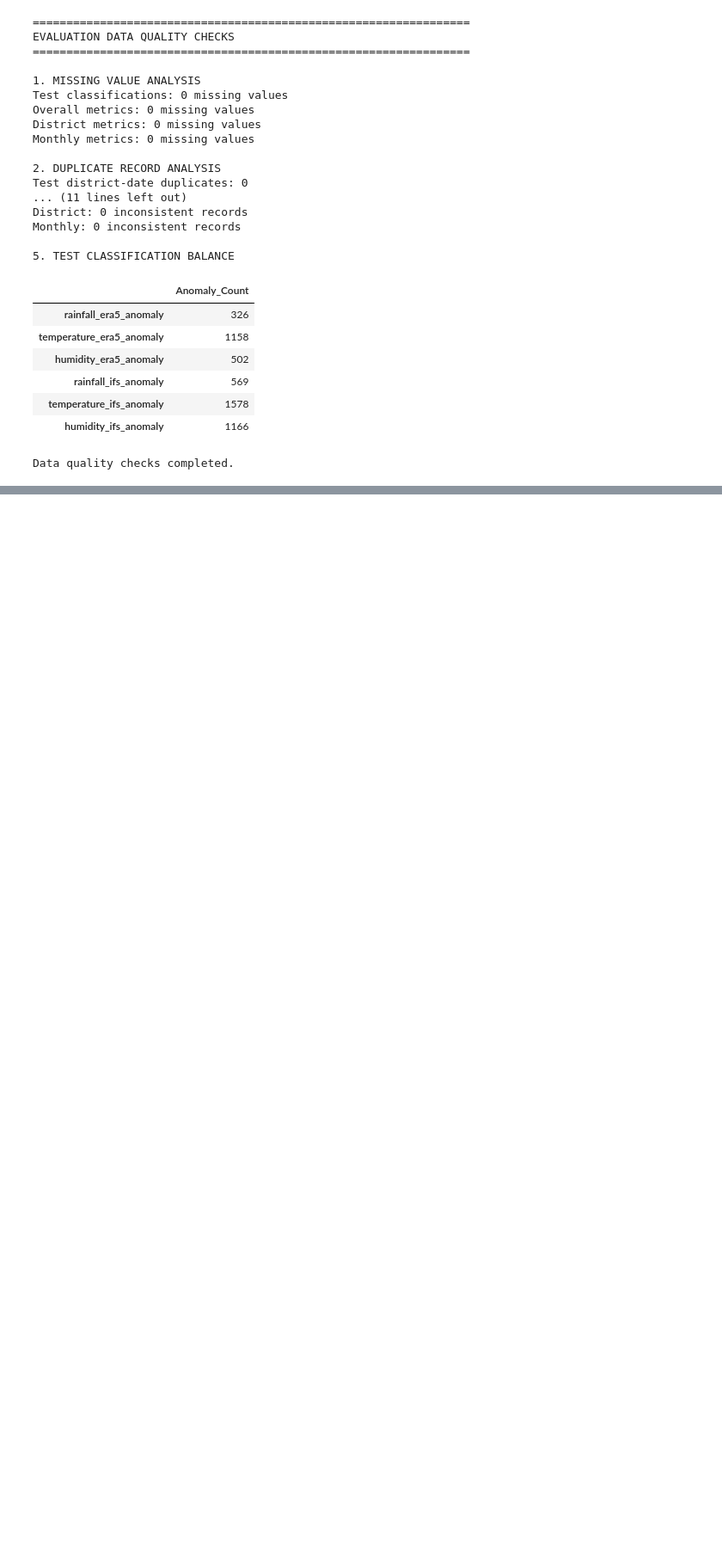
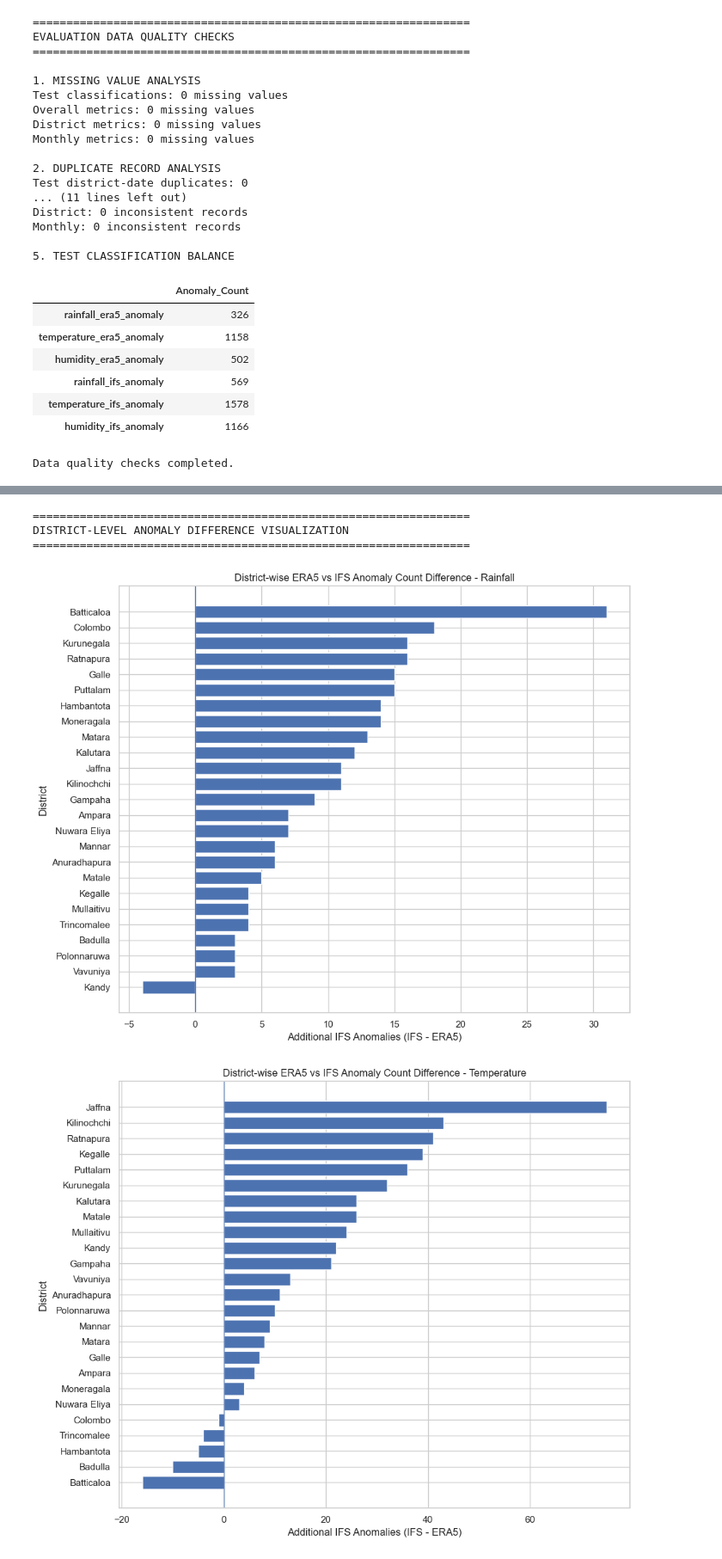
Before and after one commit to PHGNKavindya/RiskWeave, a Jupyter notebook: notebooks/18_ifs_anomaly_evaluation_analysis.ipynb, the cells around one changed output, grey strips where cells are left out. Shown at 86% size. Saved outputs shown, nothing was run; the diff lists cells and outputs as text; code cells hidden in the pictures; blank space fills up the shorter version.

```diff
--- a/notebooks/18_ifs_anomaly_evaluation_analysis.ipynb
+++ b/notebooks/18_ifs_anomaly_evaluation_analysis.ipynb
@@ -280,0 +456,64 @@ Data quality checks completed.
+# %%
+# ==================================================
+# CELL 6: DISTRICT-LEVEL DIFFERENCE VISUALIZATION
+# ==================================================
+
+print("=" * 65)
+print("DISTRICT-LEVEL ANOMALY DIFFERENCE VISUALIZATION")
+print("=" * 65)
+
+variable_names = {
+    "precipitation_sum": "Rainfall",
+    "temperature_2m_mean": "Temperature",
+    "relative_humidity_2m_mean": "Relative Humidity"
+}
+
+for variable, display_name in variable_names.items():
+
+    plot_df = district_comparison[
+        district_comparison["variable"] == variable
+    ].copy()
+
+    plot_df = plot_df.sort_values(
+        "difference",
+        ascending=True
+    )
+
+    plt.figure(figsize=(10, 8))
+
+    plt.barh(
+        plot_df["district"],
+        plot_df["difference"]
+    )
+
+    plt.title(
+        f"District-wise ERA5 vs IFS Anomaly Count Difference - {display_name}"
+    )
+
+    plt.xlabel("Additional IFS Anomalies (IFS - ERA5)")
+    plt.ylabel("District")
+
+    plt.axvline(0, linewidth=1)
+
+    plt.tight_layout()
+
+    # Save figure
+    filename = f"district_difference_{variable}.png"
+
+    plt.savefig(
+        REPORT_DIR / filename,
+        dpi=300,
+        bbox_inches="tight"
+    )
+
+    plt.show()
+
+    plt.close()
+
+print("\nAll three district-level charts saved successfully.")
+# %% [output]
+=================================================================
+DISTRICT-LEVEL ANOMALY DIFFERENCE VISUALIZATION
+=================================================================
+[figure, added]
+[figure, added]
```
Also changed, not shown: parts of 4 cells of this notebook, 5 other files.
